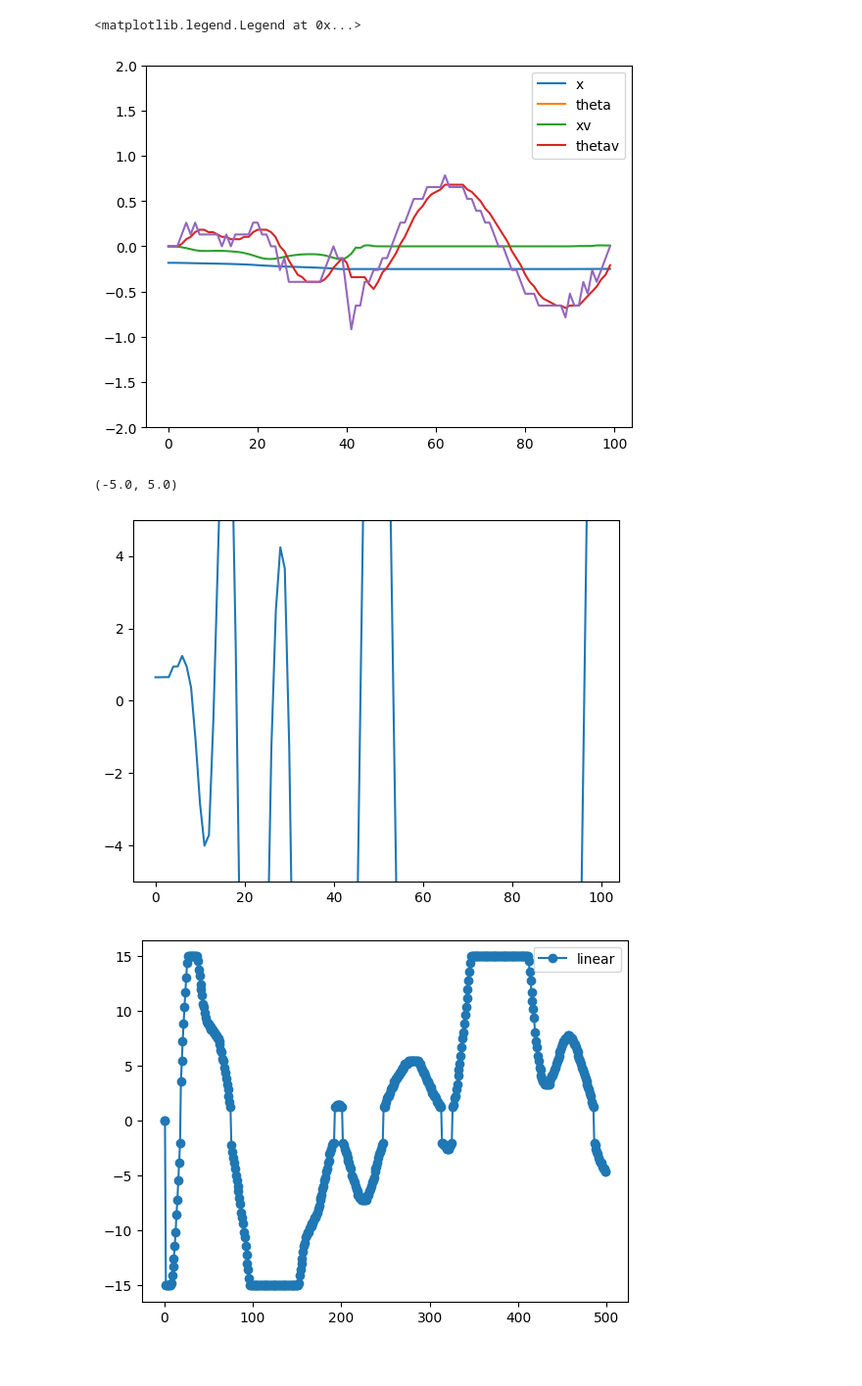
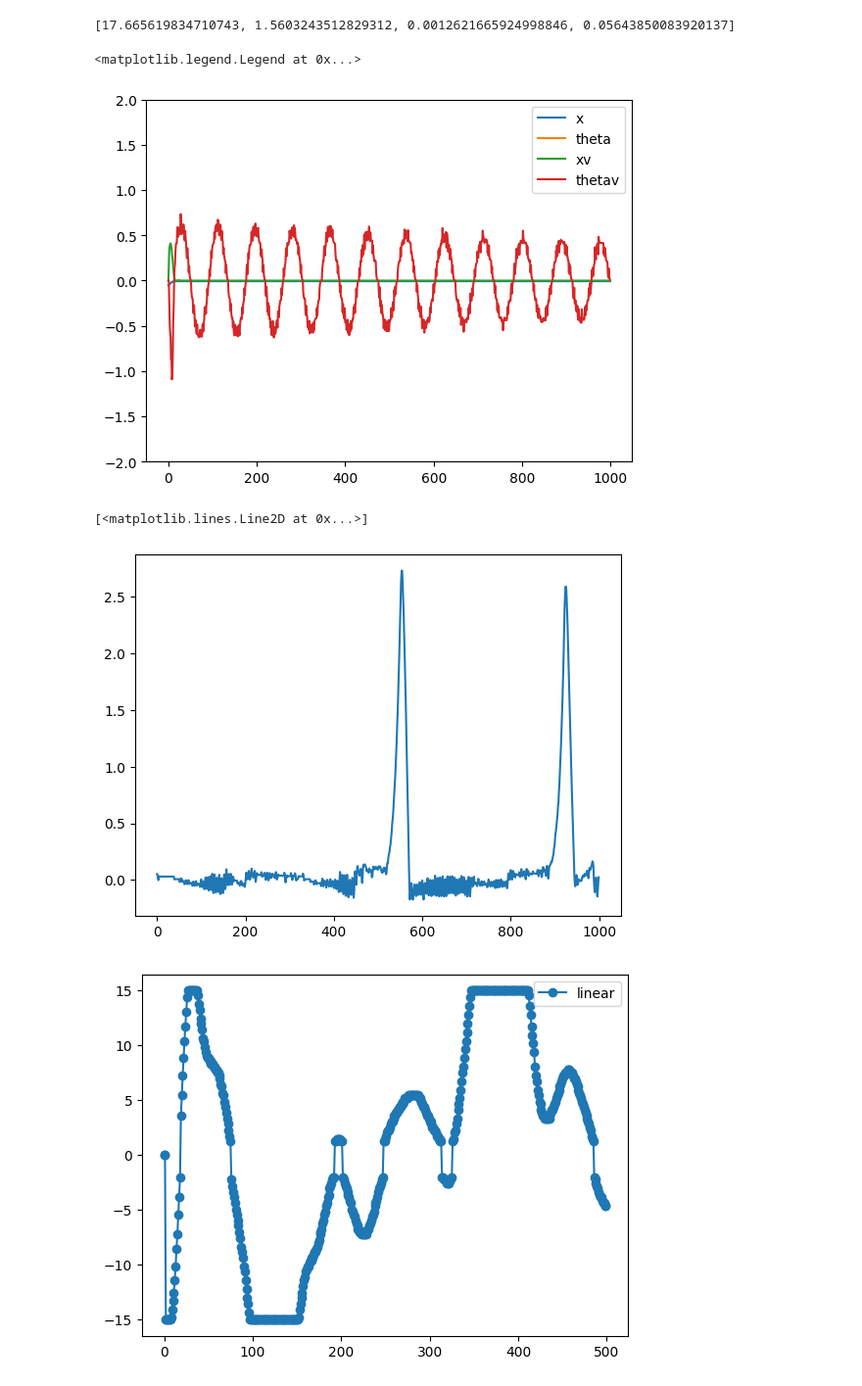
Before and after one commit to Rexlab-cartpole/Controller, a Jupyter notebook: lqr_stablizing.ipynb, the cells around one changed output. Shown at 98% size. Drawn from its saved outputs; the diff is of its cells as text; code cells hidden in the pictures.

```diff
--- a/lqr_stablizing.ipynb
+++ b/lqr_stablizing.ipynb
@@ -115,19 +106,25 @@ cartpole_close_serial(sp)
+# %%
+print(get_state())
+# %% [output]
+[17.665619834710743, 1.5603243512829312, 0.0012621665924998846, 0.05643850083920137]
 # %%
 vels = np.zeros(N)
 vels[0] = 0
 for i in range(1,N):
     vels[i] = (states[i,1] - states[i-1,1]) / control_period
 
-plt.plot((states-xg), label = "error")
-plt.plot(vels)
+plt.plot(states-xg, label = "error")
+#plt.plot(controls)
+# plt.plot(vels)
 plt.ylim([-2,2])
+# plt.ylim([-1,1])
 plt.legend(['x', 'theta', 'xv', 'thetav'])
 # %% [output]
 <matplotlib.legend.Legend at 0x...>
-[figure, old version]
+[figure, new version]
 # %%
 plt.plot(controls, label = "control")
-plt.ylim([-control_clamp, control_clamp])
+# plt.ylim([-control_clamp, control_clamp])
 # %% [output]
-(-5.0, 5.0)
+[<matplotlib.lines.Line2D at 0x...>]
-[figure, old version]
+[figure, new version]
```
Also changed, not shown: parts of 8 cells of this notebook, 10 other files.
